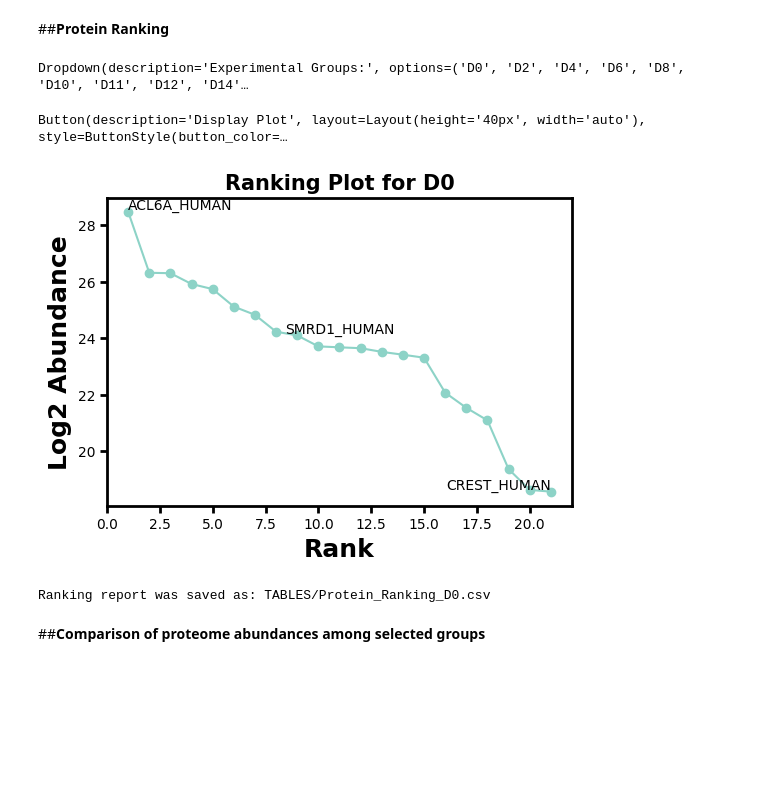
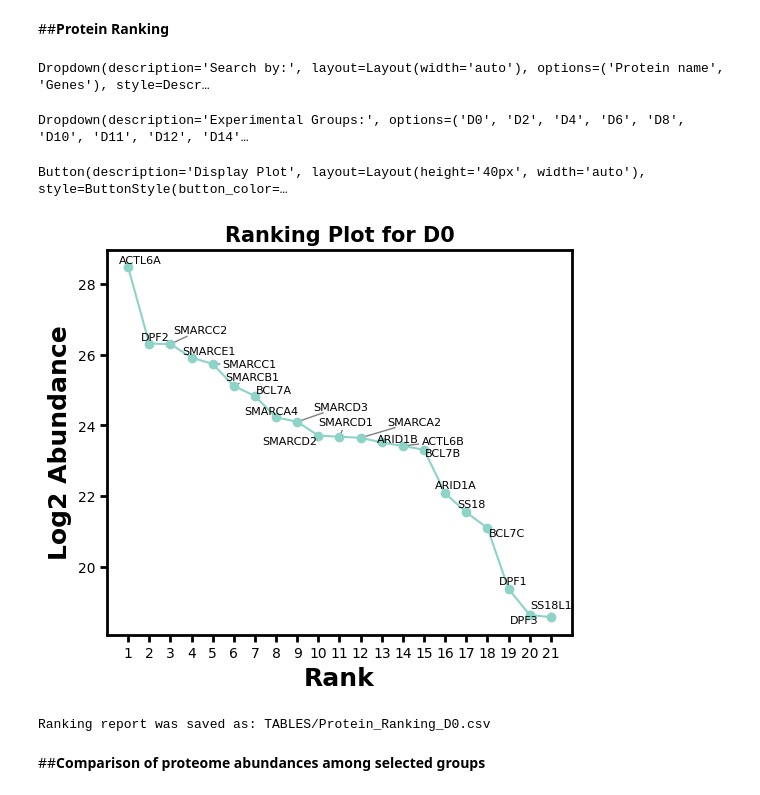
Before and after one commit to OmarArias-Gaguancela/QuickProt, a Jupyter notebook: QuickProt_PRM_Free_label.ipynb, the cells around one changed output. Drawn from its saved outputs; the diff is of its cells as text; code cells hidden in the pictures; blank space fills up the shorter version.

```diff
--- a/QuickProt_PRM_Free_label.ipynb
+++ b/QuickProt_PRM_Free_label.ipynb
@@ -960,11 +960,12 @@ import matplotlib.pyplot as plt
 import ipywidgets as widgets
 from IPython.display import display
 import seaborn as sns
+from adjustText import adjust_text
 
 plt.rcParams['font.family'] = 'DejaVu Sans'
 data = pd.read_csv('TABLES/median_abundance.csv', delimiter=',')
 
-data_melted = data.melt(id_vars=['Protein name', 'Protein IDs'], var_name='Experimental groups', value_name='Median Abundance')
+data_melted = data.melt(id_vars=['Protein name', 'Genes'], var_name='Experimental groups', value_name='Median Abundance')
 data_melted['Median Abundance'] = pd.to_numeric(data_melted['Median Abundance'], errors='coerce')
 data_melted = data_melted.dropna(subset=['Median Abundance'])
 
@@ -974,16 +975,22 @@ group_dropdown = widgets.Dropdown(
     style={'description_width': 'initial'}
 )
 
+search_by_dropdown = widgets.Dropdown(
+    options=['Protein name', 'Genes'],
+    value='Protein name',
+    description='Search by:',
+    layout=widgets.Layout(width='auto', description_width='initial'),
+    style={'description_width': 'initial', 'font_size': '16px'}
+)
+
 plot_button = widgets.Button(
     description="Display Plot",
     style={'font_weight': 'bold', 'button_color': '#4CAF50', 'font_size': '16px'},
     layout=widgets.Layout(width='auto', height='40px')
 )
 
-def plot_data(group):
+def plot_data(group, search_by):
     filtered_data = data_melted[data_melted['Experimental groups'] == group].copy()
-
-    # Replace zero values with NaN to avoid divide by zero error
     filtered_data.loc[filtered_data['Median Abundance'] == 0, 'Median Abundance'] = np.nan
     filtered_data.dropna(subset=['Median Abundance'], inplace=True)
 
@@ -991,52 +998,53 @@ def plot_data(group):
     filtered_data = filtered_data.sort_values(by='Log2 Abundance', ascending=False)
     filtered_data.loc[:, 'Rank'] = range(1, len(filtered_data) + 1)
 
     colors = sns.color_palette("Set3", len(filtered_data))
-    plt.figure(figsize=(6, 4))
+    plt.figure(figsize=(6, 5))
     plt.plot(filtered_data['Rank'], filtered_data['Log2 Abundance'], marker='o', color=colors[0])
 
-    plt.annotate(filtered_data.iloc[0]['Protein name'],
-                 (filtered_data.iloc[0]['Rank'], filtered_data.iloc[0]['Log2 Abundance']),
-                 textcoords="offset points", xytext=(0,2), ha='left')
+    texts = []
+    for i in range(len(filtered_data)):
+        texts.append(plt.text(filtered_data.iloc[i]['Rank'], filtered_data.iloc[i]['Log2 Abundance'],
+                              filtered_data.iloc[i][search_by], fontsize=8, ha='center'))
 
-    middle_index = len(filtered_data) // 2
-    plt.annotate(filtered_data.iloc[middle_index]['Protein name'],
-                 (filtered_data.iloc[middle_index]['Rank'], filtered_data.iloc[middle_index]['Log2 Abundance']),
-                 textcoords="offset points", xytext=(0,10), ha='center')
-
-    plt.annotate(filtered_data.iloc[-1]['Protein name'],
-                 (filtered_data.iloc[-1]['Rank'], filtered_data.iloc[-1]['Log2 Abundance']),
-                 textcoords="offset points", xytext=(0,2), ha='right')
+    adjust_text(texts, arrowprops=dict(arrowstyle='-', color='gray'))
 
     plt.xlabel('Rank', fontweight='bold', fontsize=18)
     plt.ylabel('Log2 Abundance', fontweight='bold', fontsize=18)
     plt.title(f'Ranking Plot for {group}', fontweight='bold', fontsize=15)
+
+    plt.xticks(ticks=np.arange(1, len(filtered_data) + 1, step=1))
+
     plt.tick_params(axis='x', which='both', bottom=True, length=5, width=2, color='black')
     plt.tick_params(axis='y', which='both', left=True, length=5, width=2, color='black')
+
     ax = plt.gca()
     ax.grid(False)
 
     ax1 = plt.gca()
     for spine in ax1.spines.values():
         spine.set_linewidth(2)
         spine.set_color("k")
+
     plt.savefig(f'PLOTS/Protein_ranking_plot_{group}.tiff', format='tiff', dpi=300)
     plt.show()
 
-    all_proteins_ranked = filtered_data[['Protein name', 'Protein IDs', 'Experimental groups', 'Median Abundance', 'Log2 Abundance', 'Rank']]
+    all_proteins_ranked = filtered_data[['Protein name', 'Genes', 'Experimental groups', 'Median Abundance', 'Log2 Abundance', 'Rank']]
     all_proteins_ranked.to_csv(f'TABLES/Protein_Ranking_{group}.csv', index=False, sep=',')
 
     print(f"Ranking report was saved as: TABLES/Protein_Ranking_{group}.csv")
 
 def on_button_click(b):
-    plot_data(group_dropdown.value)
+    plot_data(group_dropdown.value, search_by_dropdown.value)
+
 plot_button.on_click(on_button_click)
-display(group_dropdown, plot_button)
+display(search_by_dropdown, group_dropdown, plot_button)
 # %% [output]
-Dropdown(description='Experimental Groups:', options=('D0', 'D2', 'D4', 'D6', 'D8', 'D10', 'D11', 'D12', 'D14'…
+Dropdown(description='Search by:', layout=Layout(width='auto'), options=('Protein name', 'Genes'), style=Descr…
-Button(description='Display Plot', layout=Layout(height='40px', width='auto'), style=ButtonStyle(button_color=…
+Dropdown(description='Experimental Groups:', options=('D0', 'D2', 'D4', 'D6', 'D8', 'D10', 'D11', 'D12', 'D14'…
+Button(description='Display Plot', layout=Layout(height='40px', width='auto'), style=ButtonStyle(button_color=…
-[figure, old version]
+[figure, new version]
-Ranking report was saved as: TABLES/Protein_Ranking_D0.csv
+Ranking report was saved as: TABLES/Protein_Ranking_D0.csv
 # %% [markdown]
 ##**Comparison of proteome abundances among selected groups**
 # %%
```
Also changed, not shown: parts of 1 cell of this notebook.
